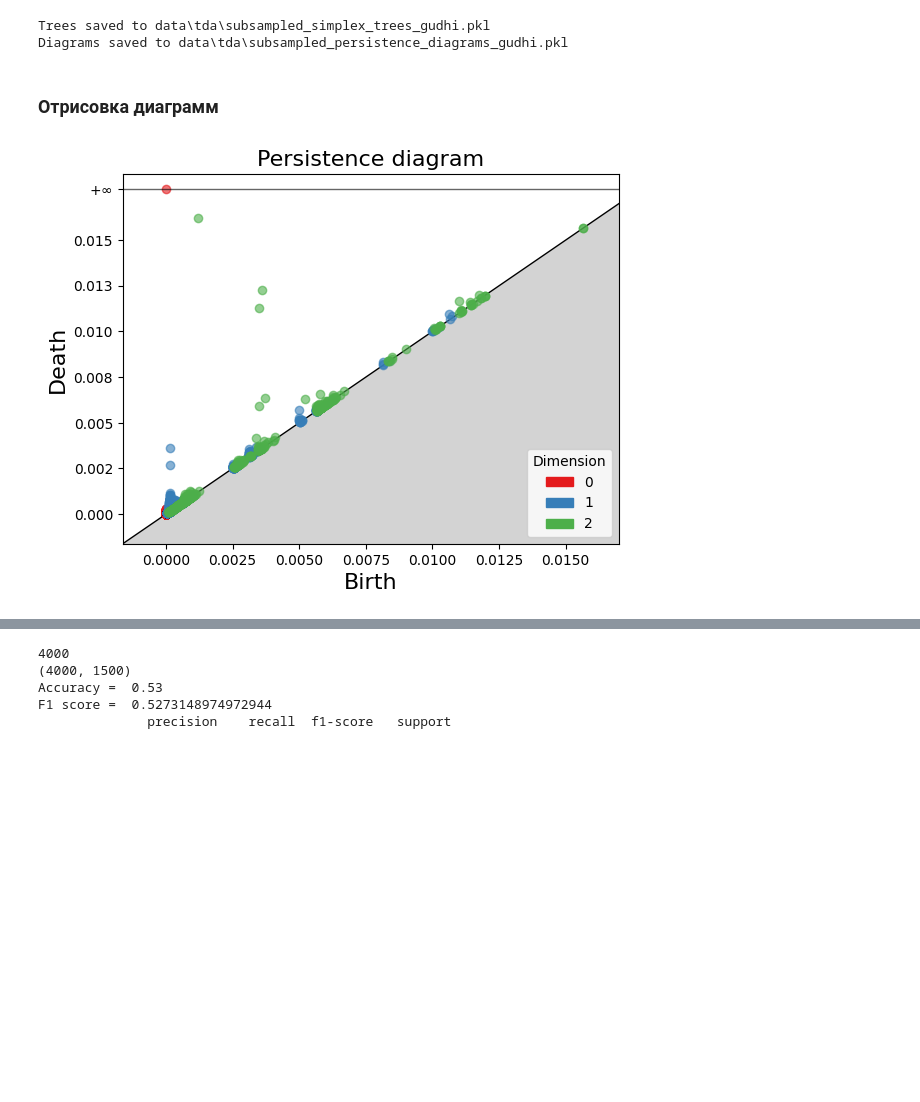
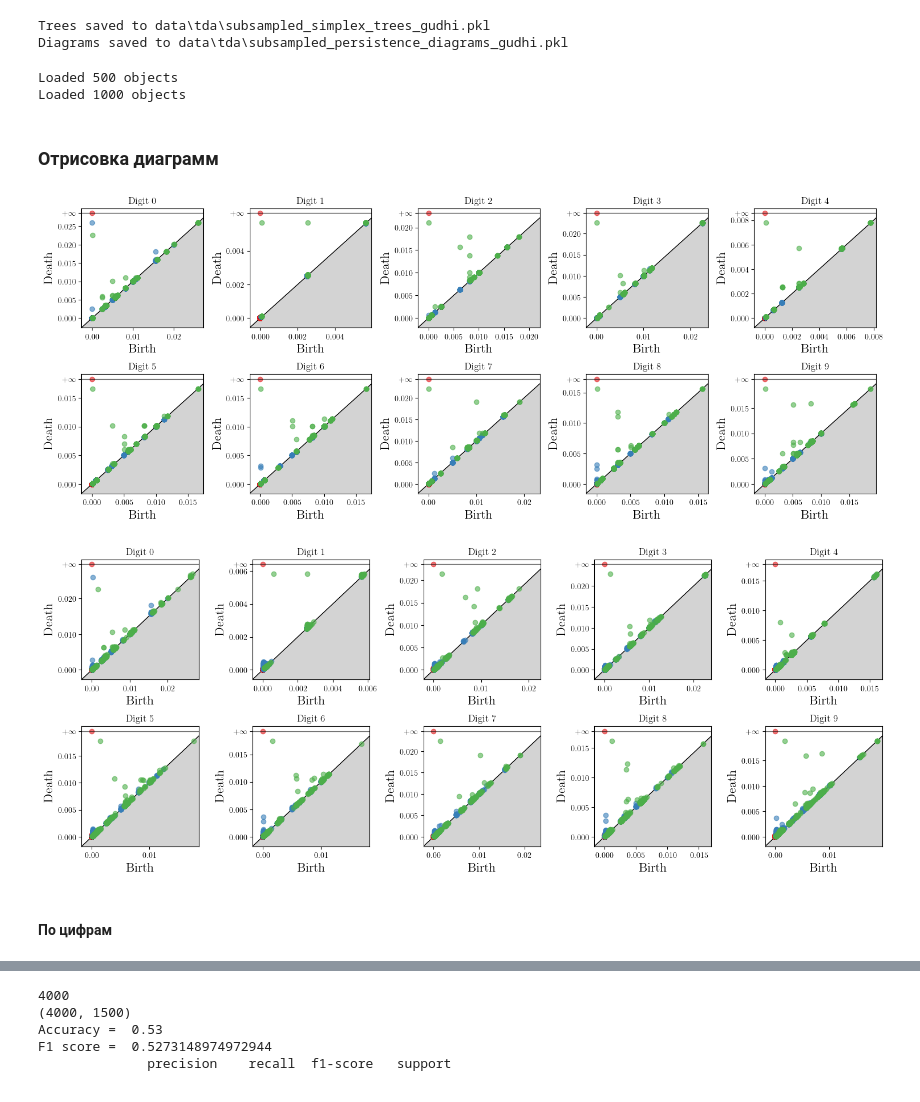
Before and after one commit to KnightKotOR/topology-mnist3d, a Jupyter notebook: feature-extraction/feature-extraction.ipynb, the cells around one changed output, grey strips where cells are left out. Cells and saved outputs as stored; diff of their text form; code cells hidden in the pictures; blank space fills up the shorter version.

```diff
--- a/feature-extraction/feature-extraction.ipynb
+++ b/feature-extraction/feature-extraction.ipynb
@@ -123,17 +128,29 @@ Diagrams saved to data\tda\subsampled_persistence_diagrams_gudhi.pkl
 import utils.save_load
 importlib.reload(utils.save_load)
 
-# diagrams_loaded = diagrams if diagrams is not None else utils.save_load.load_object(diagrams_path)
-subsampled_diagrams_loaded = diagrams_sub if diagrams_sub is not None else utils.save_load.load_object(subsampled_diagrams_path)
+diagrams_loaded = utils.save_load.load_object(diagrams_path)
+subsampled_diagrams_loaded = utils.save_load.load_object(subsampled_diagrams_path)
+# %% [output]
+Loaded 500 objects
+Loaded 1000 objects
 # %% [markdown]
 ### Отрисовка диаграмм
+# %%
+import utils.plot
+importlib.reload(utils.plot)
+
+utils.plot.plot_all_digits(diagrams_loaded, labels)
+# %% [output]
+[figure, added]
 # %%
 import utils.plot
 importlib.reload(utils.plot)
 
-utils.plot.plot_persistence(subsampled_diagrams_loaded, labels, 8)
+utils.plot.plot_all_digits(subsampled_diagrams_loaded, labels)
 # %% [output]
-[figure, old version]
+[figure, new version]
+# %% [markdown]
+#### По цифрам
 # %%
 import utils.plot
 importlib.reload(utils.plot)
```
Also changed, not shown: parts of 26 cells of this notebook, 1 other file.
